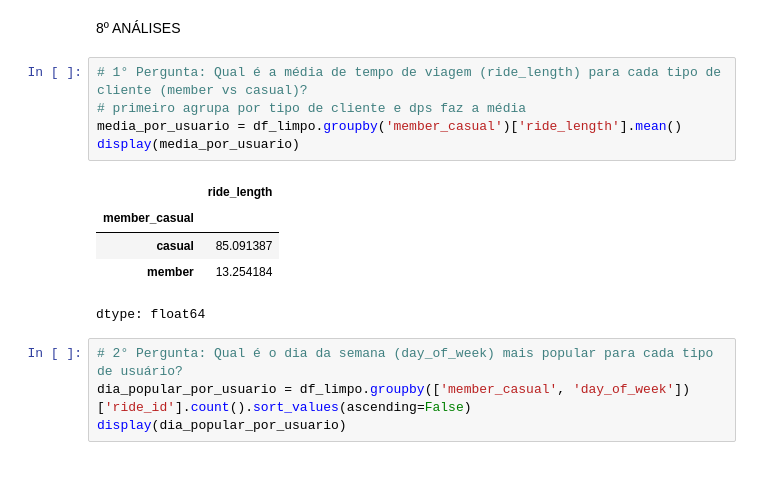
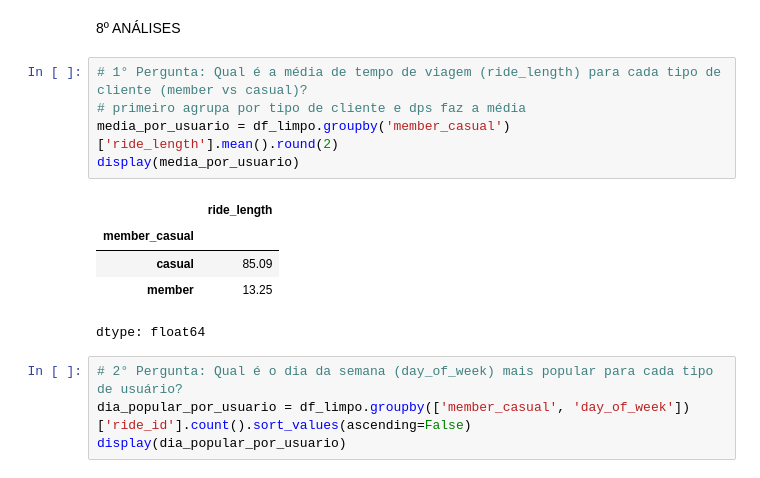
Before and after one commit to larissa-natalie/CASE_Cyclistic, a Jupyter notebook: CASE_Cyclistic_22_09(google_data_analytics).ipynb, the cells around one changed output. Cells and saved outputs as stored; diff of their text form.

```diff
--- a/CASE_Cyclistic_22_09(google_data_analytics).ipynb
+++ b/CASE_Cyclistic_22_09(google_data_analytics).ipynb
@@ -262,13 +262,13 @@ df_limpo = df_registro_unificado[df_registro_unificado['ride_length'] > 0].copy(
 # %%
 # 1° Pergunta: Qual é a média de tempo de viagem (ride_length) para cada tipo de cliente (member vs casual)?
 # primeiro agrupa por tipo de cliente e dps faz a média
-media_por_usuario = df_limpo.groupby('member_casual')['ride_length'].mean()
+media_por_usuario = df_limpo.groupby('member_casual')['ride_length'].mean().round(2)
 display(media_por_usuario)
 # %% [output]
 |  | ride_length |
 | member_casual |  |
-| casual | 85.091387 |
-| member | 13.254184 |
+| casual | 85.09 |
+| member | 13.25 |
 dtype: float64
 # %%
 # 2° Pergunta: Qual é o dia da semana (day_of_week) mais popular para cada tipo de usuário?
```
Also changed, not shown: parts of 2 cells of this notebook.
